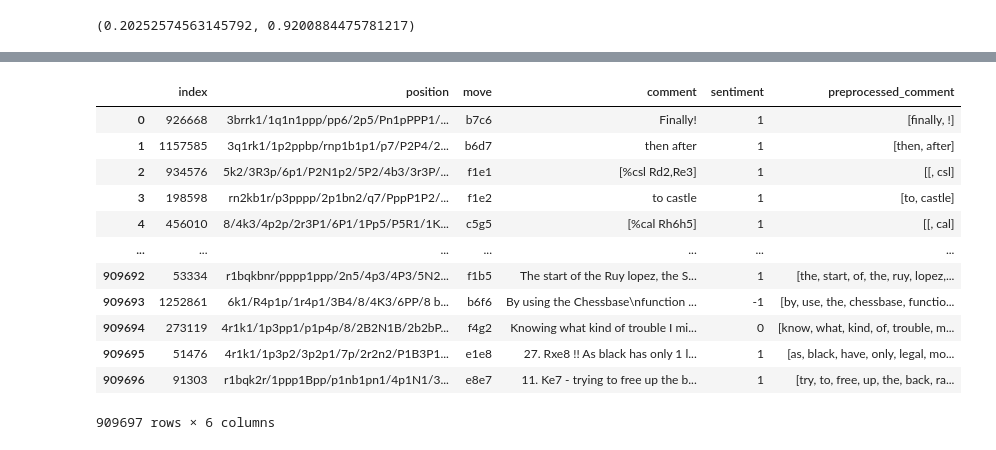
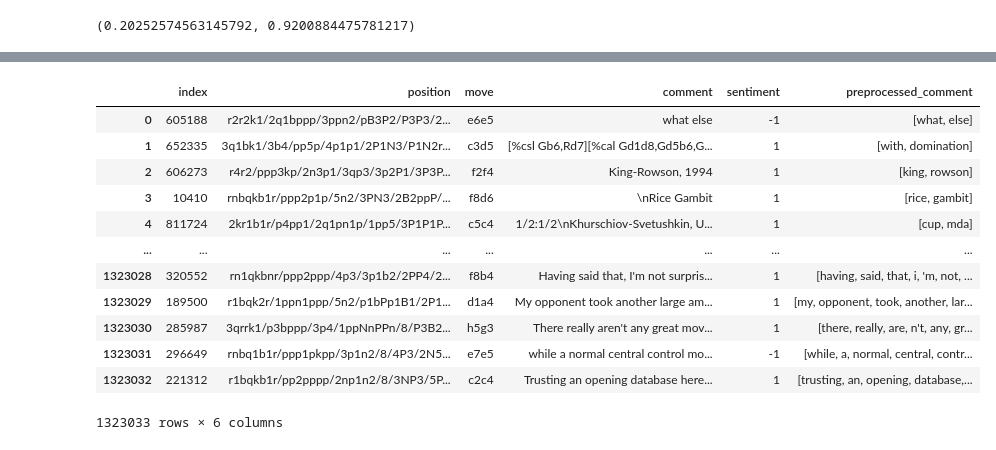
Before and after one commit to Kamil2601/NLP-chess-engine, a Jupyter notebook: src/sentiment_analysis/sentiment_analysis.ipynb, the cells around one changed output, grey strips where cells are left out. Drawn from its saved outputs; the diff is of its cells as text; code cells hidden in the pictures.

```diff
--- a/src/sentiment_analysis/sentiment_analysis.ipynb
+++ b/src/sentiment_analysis/sentiment_analysis.ipynb
@@ -101,3 +115,8 @@ datasets.add_padding_vector_to_embeddings(glove_200)
 datasets.add_padding_vector_to_embeddings(glove_300)
 # %%
 glove_embbedings = glove_50
+# %%
+data_processing = dp.DataProcessing(vocab=glove_50.stoi, max_len=120,tokenize_fun=dp.nltk_tokenize)
+# %%
+moves_df_to_pred = data_processing.prepare_data_for_sentiment_analysis_prediction(moves_df)
+moves_df_to_pred
@@ -223,6 +263,6 @@ trainer.validation(best_model)
 # %%
-model_2 = SentimentAnalysisLSTM(embeddings=glove_200, hidden_dim=32, num_layers=1, bidirectional=True, dropout=0.5)
+model_2 = SentimentAnalysisGRU(embeddings=glove_100, hidden_dim=32, num_layers=1, bidirectional=True, dropout=0.1)
 model_2.to(device)
-optimizer_2 = torch.optim.Adam(model_2.parameters(), lr=0.001, weight_decay=0.00001)
+optimizer_2 = torch.optim.Adam(model_2.parameters(), lr=0.001)
 model_2
 # %% [output]
@@ -392,0 +385,4 @@ moves_df_with_preprocessed_comments
+# %%
+# moves_df_with_preprocessed_comments = data_processing.prepare_data_for_sentiment_analysis_prediction(moves_df)
+moves_df_with_preprocessed_comments = moves_df_to_pred
+moves_df_with_preprocessed_comments
@@ -410,23 +420,24 @@ moves_df_with_preprocessed_comments
 # %%
+best_model.cuda()
 unlabeled_dataset = datasets.PretrainedEmbeddingsIndicesDataset(moves_df_with_preprocessed_comments, glove_embbedings, comment_col="preprocessed_comment")
 unlabeled_loader = datasets.DataLoaderPadding(dataset=unlabeled_dataset, batch_size = 128)
-predictions = predict(unlabeled_loader, best_model, low_boundary=0.4)
+predictions = predict(unlabeled_loader, best_model, low_boundary=0.45)
 moves_df_with_preprocessed_comments.loc[:, "sentiment"] = predictions.numpy().astype(np.int32)
 moves_df_with_preprocessed_comments
 # %% [output]
 |  | index | position | move | comment | sentiment | preprocessed_comment |
-| 0 | 926668 | 3brrk1/1q1n1ppp/pp6/2p5/Pn1pPPP1/... | b7c6 | Finally! | 1 | [finally, !] |
-| 1 | 1157585 | 3q1rk1/1p2ppbp/rnp1b1p1/p7/P2P4/2... | b6d7 | then after | 1 | [then, after] |
-| 2 | 934576 | 5k2/3R3p/6p1/P2N1p2/5P2/4b3/3r3P/... | f1e1 | [%csl Rd2,Re3] | 1 | [[, csl] |
-| 3 | 198598 | rn2kb1r/p3pppp/2p1bn2/q7/PppP1P2/... | f1e2 | to castle | 1 | [to, castle] |
-| 4 | 456010 | 8/4k3/4p2p/2r3P1/6P1/1Pp5/P5R1/1K... | c5g5 | [%cal Rh6h5] | 1 | [[, cal] |
+| 0 | 605188 | r2r2k1/2q1bppp/3ppn2/pB3P2/P3P3/2... | e6e5 | what else | -1 | [what, else] |
+| 1 | 652335 | 3q1bk1/3b4/pp5p/4p1p1/2P1N3/P1N2r... | c3d5 | [%csl Gb6,Rd7][%cal Gd1d8,Gd5b6,G... | 1 | [with, domination] |
+| 2 | 606273 | r4r2/ppp3kp/2n3p1/3qp3/3p2P1/3P3P... | f2f4 | King-Rowson, 1994 | 1 | [king, rowson] |
+| 3 | 10410 | rnbqkb1r/ppp2p1p/5n2/3PN3/2B2ppP/... | f8d6 | \nRice Gambit | 1 | [rice, gambit] |
+| 4 | 811724 | 2kr1b1r/p4pp1/2q1pn1p/1pp5/3P1P1P... | c5c4 | 1/2:1/2\nKhurschiov-Svetushkin, U... | 1 | [cup, mda] |
 | ... | ... | ... | ... | ... | ... | ... |
-| 909692 | 53334 | r1bqkbnr/pppp1ppp/2n5/4p3/4P3/5N2... | f1b5 | The start of the Ruy lopez, the S... | 1 | [the, start, of, the, ruy, lopez,... |
-| 909693 | 1252861 | 6k1/R4p1p/1r4p1/3B4/8/4K3/6PP/8 b... | b6f6 | By using the Chessbase\nfunction ... | -1 | [by, use, the, chessbase, functio... |
-| 909694 | 273119 | 4r1k1/1p3pp1/p1p4p/8/2B2N1B/2b2bP... | f4g2 | Knowing what kind of trouble I mi... | 0 | [know, what, kind, of, trouble, m... |
-| 909695 | 51476 | 4r1k1/1p3p2/3p2p1/7p/2r2n2/P1B3P1... | e1e8 | 27. Rxe8 !! As black has only 1 l... | 1 | [as, black, have, only, legal, mo... |
-| 909696 | 91303 | r1bqk2r/1ppp1Bpp/p1nb1pn1/4p1N1/3... | e8e7 | 11. Ke7 - trying to free up the b... | 1 | [try, to, free, up, the, back, ra... |
+| 1323028 | 320552 | rn1qkbnr/ppp2ppp/4p3/3p1b2/2PP4/2... | f8b4 | Having said that, I'm not surpris... | 1 | [having, said, that, i, 'm, not, ... |
+| 1323029 | 189500 | r1bqk2r/1ppn1ppp/5n2/p1bPp1B1/2P1... | d1a4 | My opponent took another large am... | 1 | [my, opponent, took, another, lar... |
+| 1323030 | 285987 | 3qrrk1/p3bppp/3p4/1ppNnPPn/8/P3B2... | h5g3 | There really aren't any great mov... | 1 | [there, really, are, n't, any, gr... |
+| 1323031 | 296649 | rnbq1b1r/ppp1pkpp/3p1n2/8/4P3/2N5... | e7e5 | while a normal central control mo... | -1 | [while, a, normal, central, contr... |
+| 1323032 | 221312 | r1bqkb1r/pp2pppp/2np1n2/8/3NP3/5P... | c2c4 | Trusting an opening database here... | 1 | [trusting, an, opening, database,... |
-909697 rows × 6 columns
+1323033 rows × 6 columns
 # %%
 classified_comments = moves_df_with_preprocessed_comments[moves_df_with_preprocessed_comments.sentiment.isin([0,1])].reset_index()
 classified_comments
```
Also changed, not shown: parts of 41 cells of this notebook, 3 other files.
